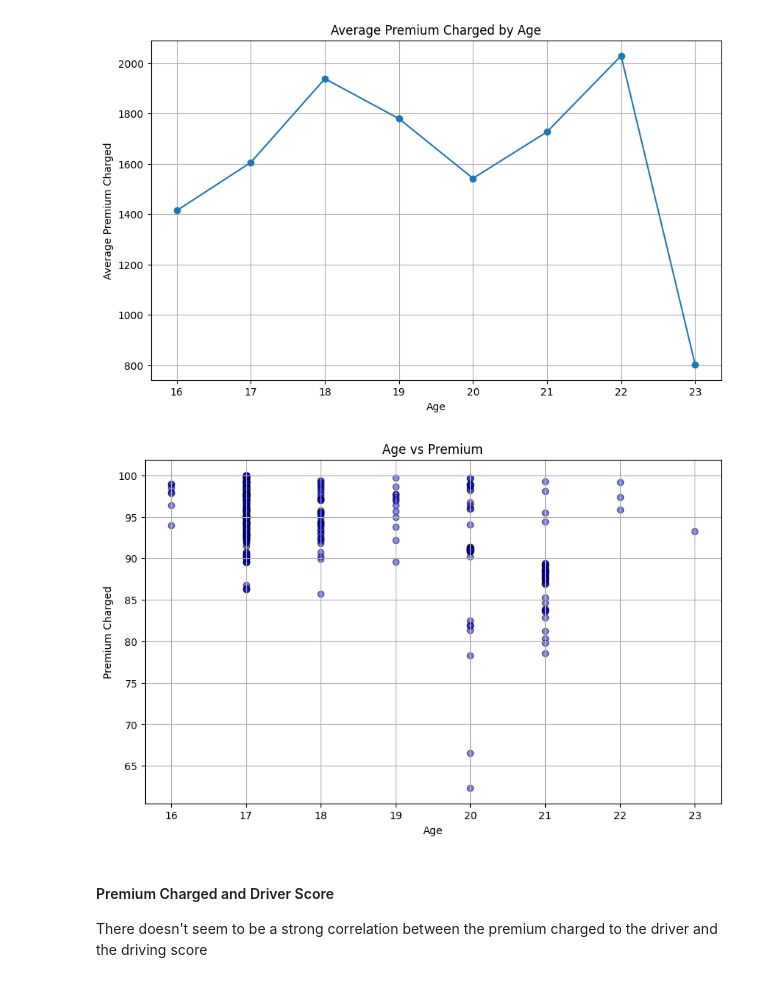
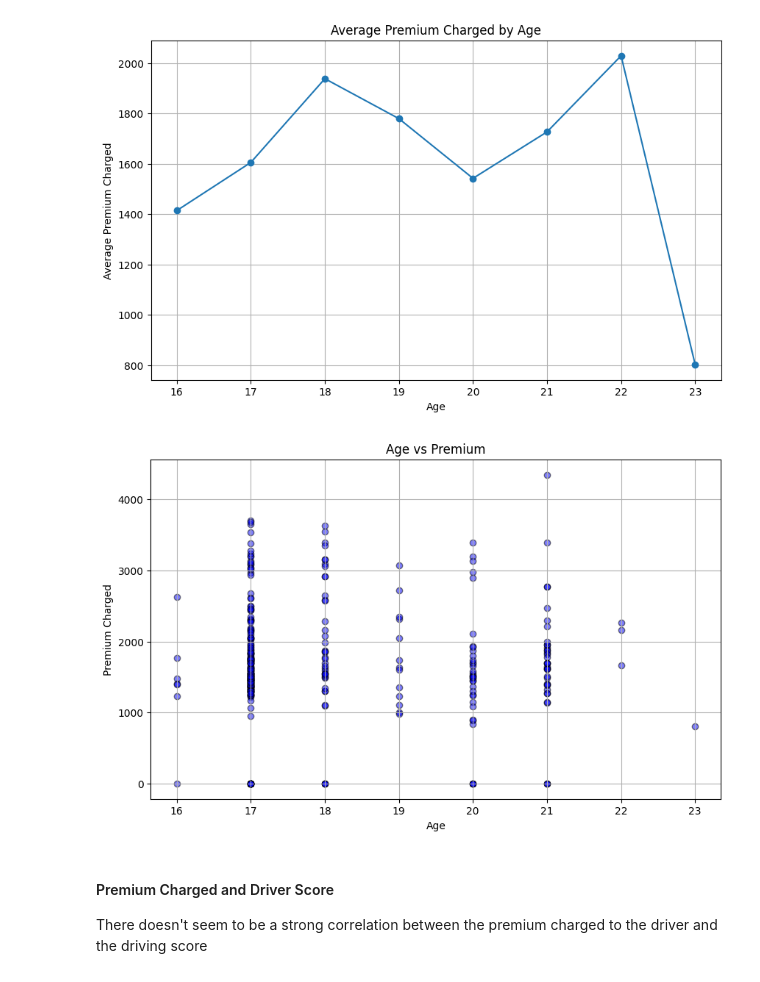
Before and after one commit to nikitgoku/allianz_data_assesment, a Jupyter notebook: scripts/driver_telematics.ipynb, the cells around one changed output. Cells and saved outputs as stored; diff of their text form; code cells hidden in the pictures.

```diff
--- a/scripts/driver_telematics.ipynb
+++ b/scripts/driver_telematics.ipynb
@@ -344,14 +344,14 @@ plt.show()
 # %%
 # Age vs Premium
 plt.figure(figsize=(10, 6))
-plt.scatter(df['Age'], df['DriverScore'], alpha=0.5, c='blue', edgecolor='k')
+plt.scatter(df['Age'], df['Premium Charged'], alpha=0.5, c='blue', edgecolor='k')
 plt.title('Age vs Premium')
 plt.xlabel('Age')
 plt.ylabel('Premium Charged')
 plt.grid(True)
 plt.show()
 # %% [output]
-[figure, old version]
+[figure, new version]
 # %% [markdown]
 #### Premium Charged and Driver Score
 There doesn't seem to be a strong correlation between the premium charged to the driver and the driving score
```
Also changed, not shown: parts of 4 cells of this notebook.
